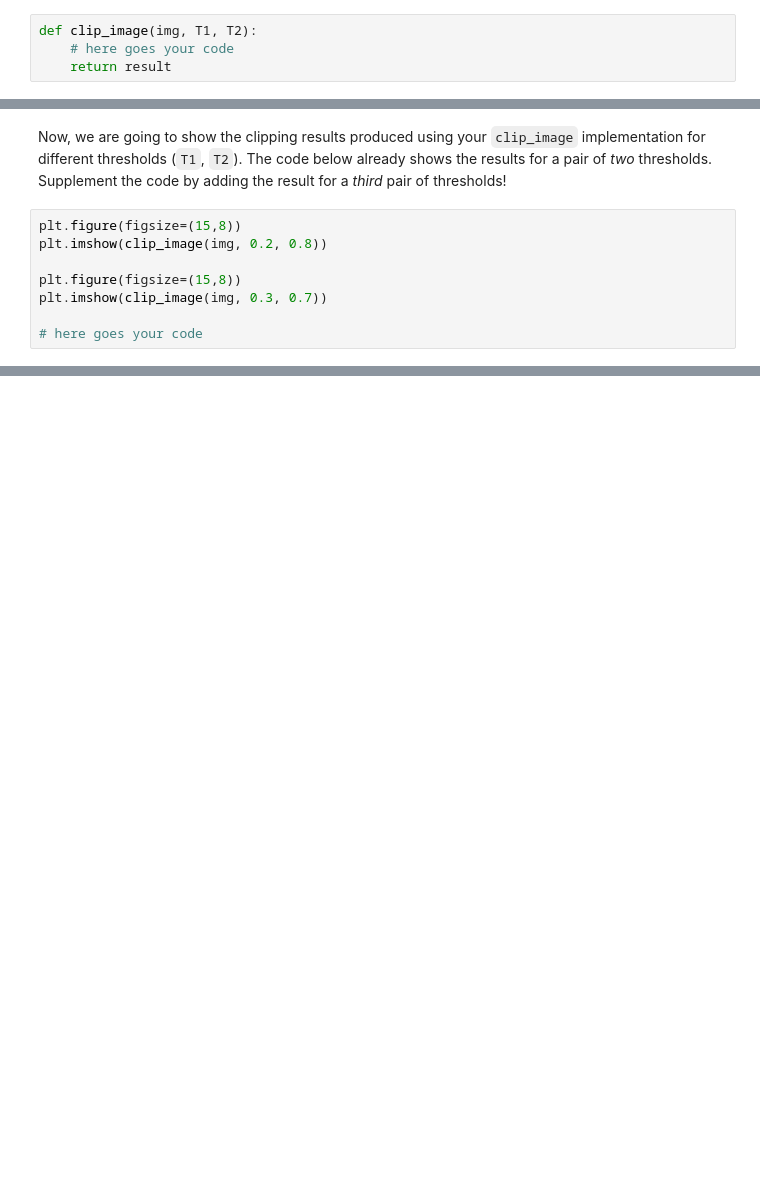
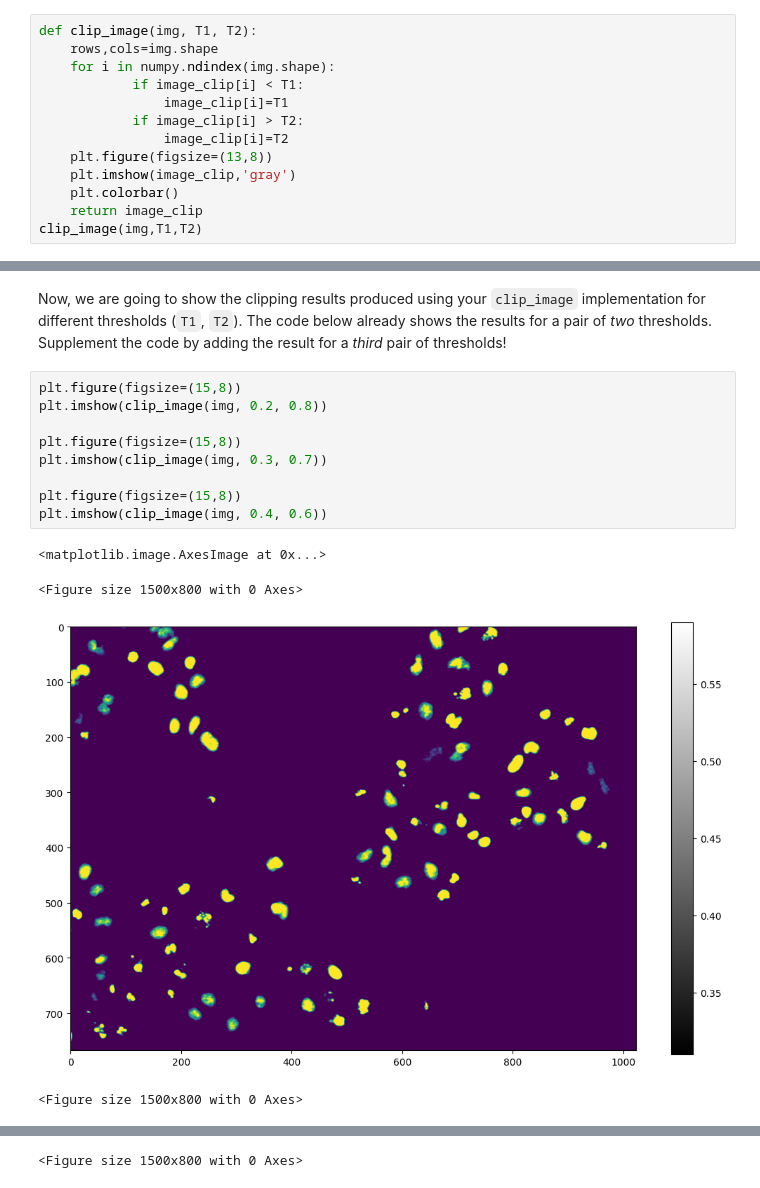
Before and after one commit to acetronomical/mobi-fs3-python, a Jupyter notebook: task2.ipynb, the cells around one changed output, grey strips where cells are left out. Saved outputs shown, nothing was run; the diff lists cells and outputs as text; blank space fills up the shorter version.

```diff
--- a/task2.ipynb
+++ b/task2.ipynb
@@ -115,7 +115,16 @@ plt.colorbar()
 ## Writing re-usable code (bonus)
 
 **<a id="#">Task 2.3.4.</a>** Finish the implementation of the function `clip_image` below, by replacing the comment line (the one which starts with `#`) with your code:
-# %%
-def clip_image(img, T1, T2):
-    # here goes your code
-    return result
+# %%
+def clip_image(img, T1, T2):
+    rows,cols=img.shape
+    for i in numpy.ndindex(img.shape):
+            if image_clip[i] < T1:
+                image_clip[i]=T1
+            if image_clip[i] > T2:
+                image_clip[i]=T2
+    plt.figure(figsize=(13,8))
+    plt.imshow(image_clip,'gray')
+    plt.colorbar()
+    return image_clip
+clip_image(img,T1,T2)
@@ -132,8 +152,14 @@ Now, we are going to show the clipping results produced using your `clip_image`
 # %%
 plt.figure(figsize=(15,8))
 plt.imshow(clip_image(img, 0.2, 0.8))
 
 plt.figure(figsize=(15,8))
 plt.imshow(clip_image(img, 0.3, 0.7))
 
-# here goes your code
+plt.figure(figsize=(15,8))
+plt.imshow(clip_image(img, 0.4, 0.6))
+# %% [output]
+<matplotlib.image.AxesImage at 0x...>
+<Figure size 1500x800 with 0 Axes>
+[figure, added]
+<Figure size 1500x800 with 0 Axes>
@@ -139,0 +167 @@ plt.imshow(clip_image(img, 0.3, 0.7))
+<Figure size 1500x800 with 0 Axes>
```
Also changed, not shown: parts of 3 cells of this notebook.
